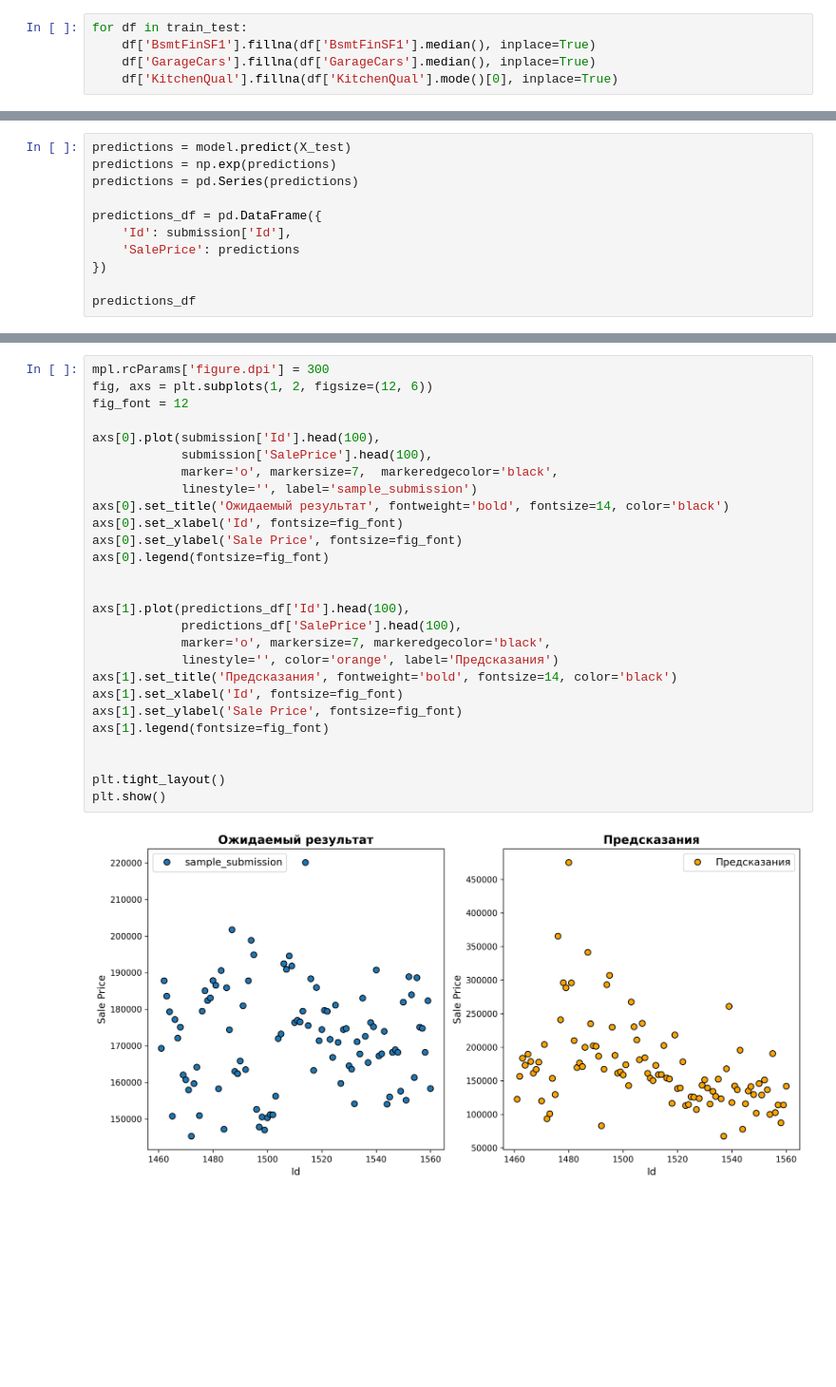
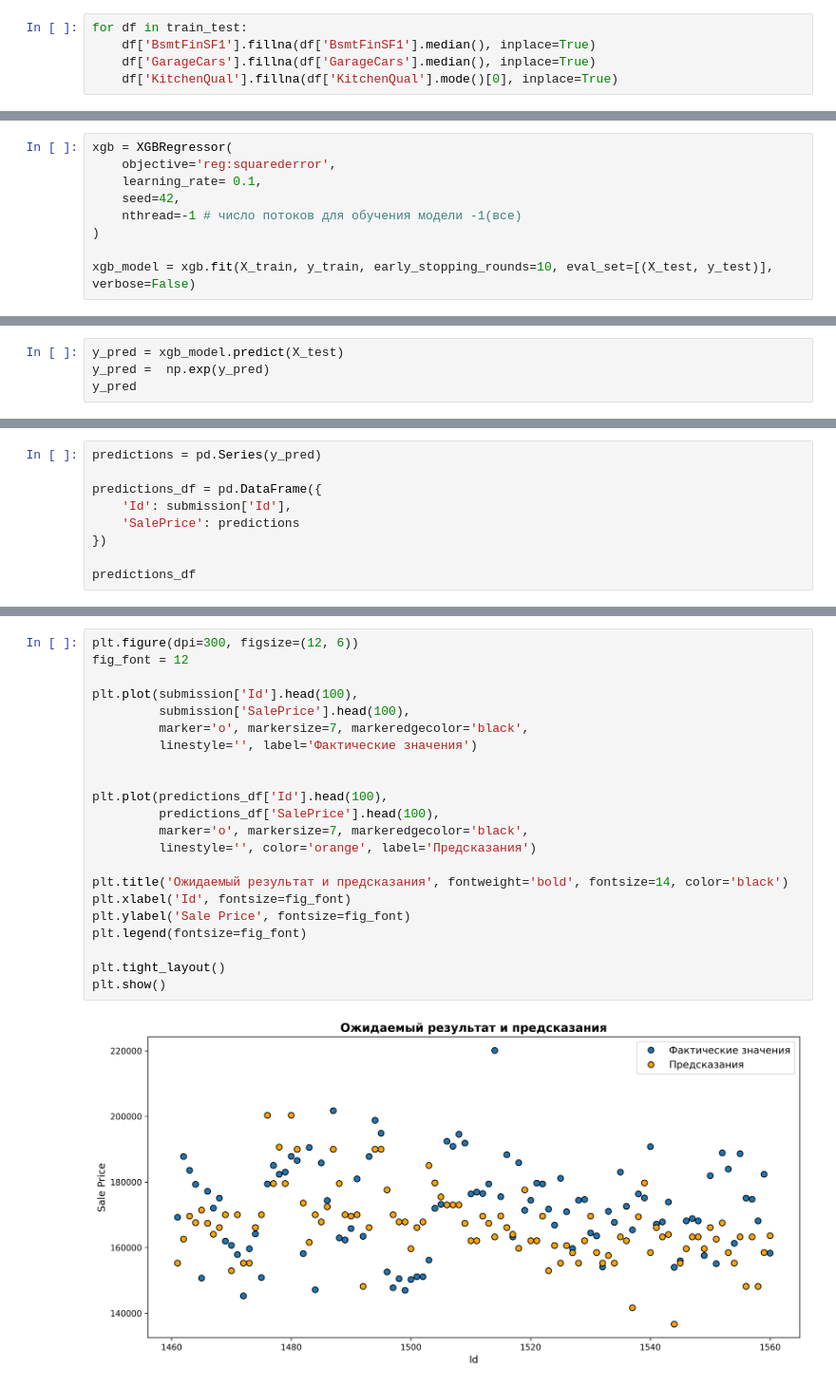
Before and after one commit to level0rd/Machine-Learning-Course, a Jupyter notebook: Test_tasks/KostopravovAA_WB.ipynb, the cells around one changed output, grey strips where cells are left out. Shown: that part at 95% size. Cells and saved outputs as stored; diff of their text form; blank space fills up the shorter version.

Commit message:
The XGBoost model is used.

```diff
--- a/Test_tasks/KostopravovAA_WB.ipynb
+++ b/Test_tasks/KostopravovAA_WB.ipynb
@@ -269 +303,10 @@ print("Средний RMSE: ", rmse_scores.mean())
+# %%
+xgb = XGBRegressor(
+    objective='reg:squarederror',
+    learning_rate= 0.1,
+    seed=42,
+    nthread=-1 # число потоков для обучения модели -1(все)
+)
+
+xgb_model = xgb.fit(X_train, y_train, early_stopping_rounds=10, eval_set=[(X_test, y_test)], verbose=False)
 # %% [markdown]
@@ -270,0 +314,4 @@ print("Средний RMSE: ", rmse_scores.mean())
+# %%
+y_pred = xgb_model.predict(X_test)
+y_pred =  np.exp(y_pred)
+y_pred
@@ -271,7 +390,5 @@ print("Средний RMSE: ", rmse_scores.mean())
 # %%
-predictions = model.predict(X_test)
-predictions = np.exp(predictions)
-predictions = pd.Series(predictions)
+predictions = pd.Series(y_pred)
 
 predictions_df = pd.DataFrame({
     'Id': submission['Id'],
@@ -295,30 +412,25 @@ predictions_df
 1459 rows × 2 columns
 # %%
-mpl.rcParams['figure.dpi'] = 300
-fig, axs = plt.subplots(1, 2, figsize=(12, 6))
+plt.figure(dpi=300, figsize=(12, 6))
 fig_font = 12
 
-axs[0].plot(submission['Id'].head(100),
-            submission['SalePrice'].head(100),
-            marker='o', markersize=7,  markeredgecolor='black',
-            linestyle='', label='sample_submission')
-axs[0].set_title('Ожидаемый результат', fontweight='bold', fontsize=14, color='black')
-axs[0].set_xlabel('Id', fontsize=fig_font)
-axs[0].set_ylabel('Sale Price', fontsize=fig_font)
-axs[0].legend(fontsize=fig_font)
+plt.plot(submission['Id'].head(100),
+         submission['SalePrice'].head(100),
+         marker='o', markersize=7, markeredgecolor='black',
+         linestyle='', label='Фактические значения')
 
 
-axs[1].plot(predictions_df['Id'].head(100),
-            predictions_df['SalePrice'].head(100),
-            marker='o', markersize=7, markeredgecolor='black',
-            linestyle='', color='orange', label='Предсказания')
-axs[1].set_title('Предсказания', fontweight='bold', fontsize=14, color='black')
-axs[1].set_xlabel('Id', fontsize=fig_font)
-axs[1].set_ylabel('Sale Price', fontsize=fig_font)
-axs[1].legend(fontsize=fig_font)
+plt.plot(predictions_df['Id'].head(100),
+         predictions_df['SalePrice'].head(100),
+         marker='o', markersize=7, markeredgecolor='black',
+         linestyle='', color='orange', label='Предсказания')
 
+plt.title('Ожидаемый результат и предсказания', fontweight='bold', fontsize=14, color='black')
+plt.xlabel('Id', fontsize=fig_font)
+plt.ylabel('Sale Price', fontsize=fig_font)
+plt.legend(fontsize=fig_font)
 
 plt.tight_layout()
 plt.show()
 # %% [output]
-[figure, old version]
+[figure, new version]
```
Also changed, not shown: parts of 25 cells of this notebook.
